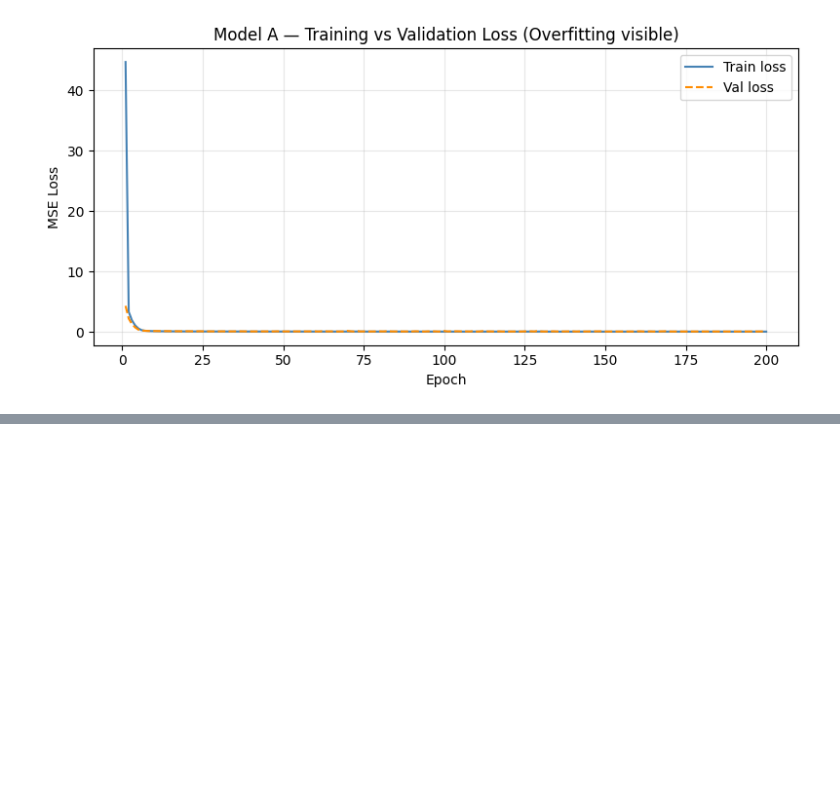
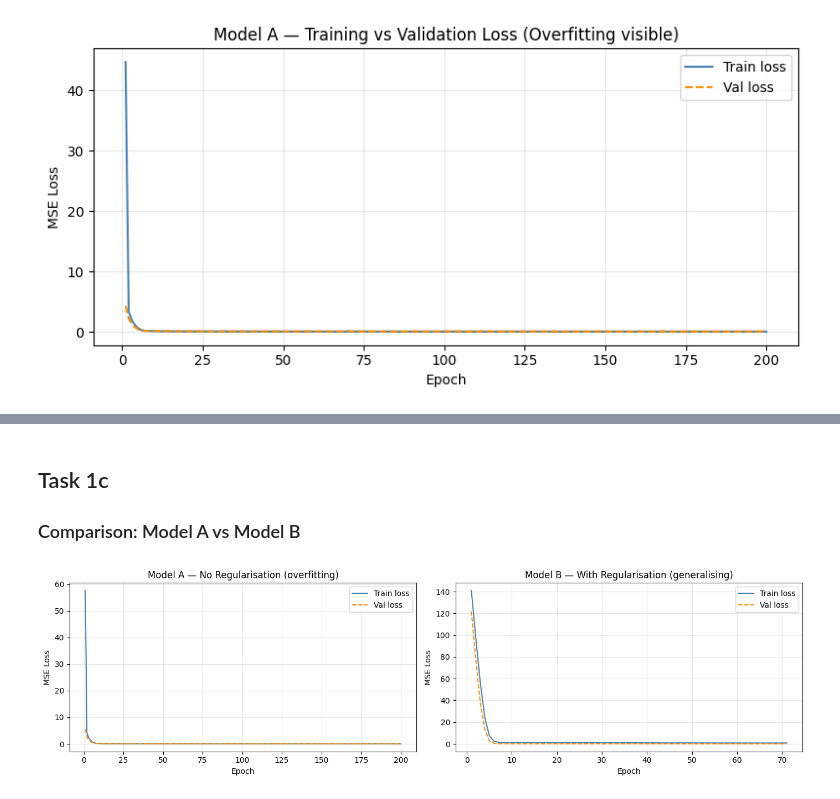
Before and after one commit to eshghinezhad/MAI202-A1-Neural-network, a Jupyter notebook: MAI202_House_Price_Prediction.ipynb, the cells around one changed output, grey strips where cells are left out. Cells and saved outputs as stored; diff of their text form; code cells hidden in the pictures; blank space fills up the shorter version.

Commit message:
Task 1b & 1c - Add model b -Comparison: Model A vs Model B

```diff
--- a/MAI202_House_Price_Prediction.ipynb
+++ b/MAI202_House_Price_Prediction.ipynb
@@ -320,0 +413,12 @@ plt.show()
+# %% [markdown]
+## Task 1c
+### Comparison: Model A vs Model B
+# %%
+# Side-by-side loss curves model A vs B
+fig, axes = plt.subplots(1, 2, figsize=(14, 4))
+plot_loss(history_a, 'Model A — No Regularisation (overfitting)', axes[0])
+plot_loss(history_b, 'Model B — With Regularisation (generalising)', axes[1])
+plt.tight_layout()
+plt.show()
+# %% [output]
+[figure, added]
```
Also changed, not shown: parts of 4 cells of this notebook.
